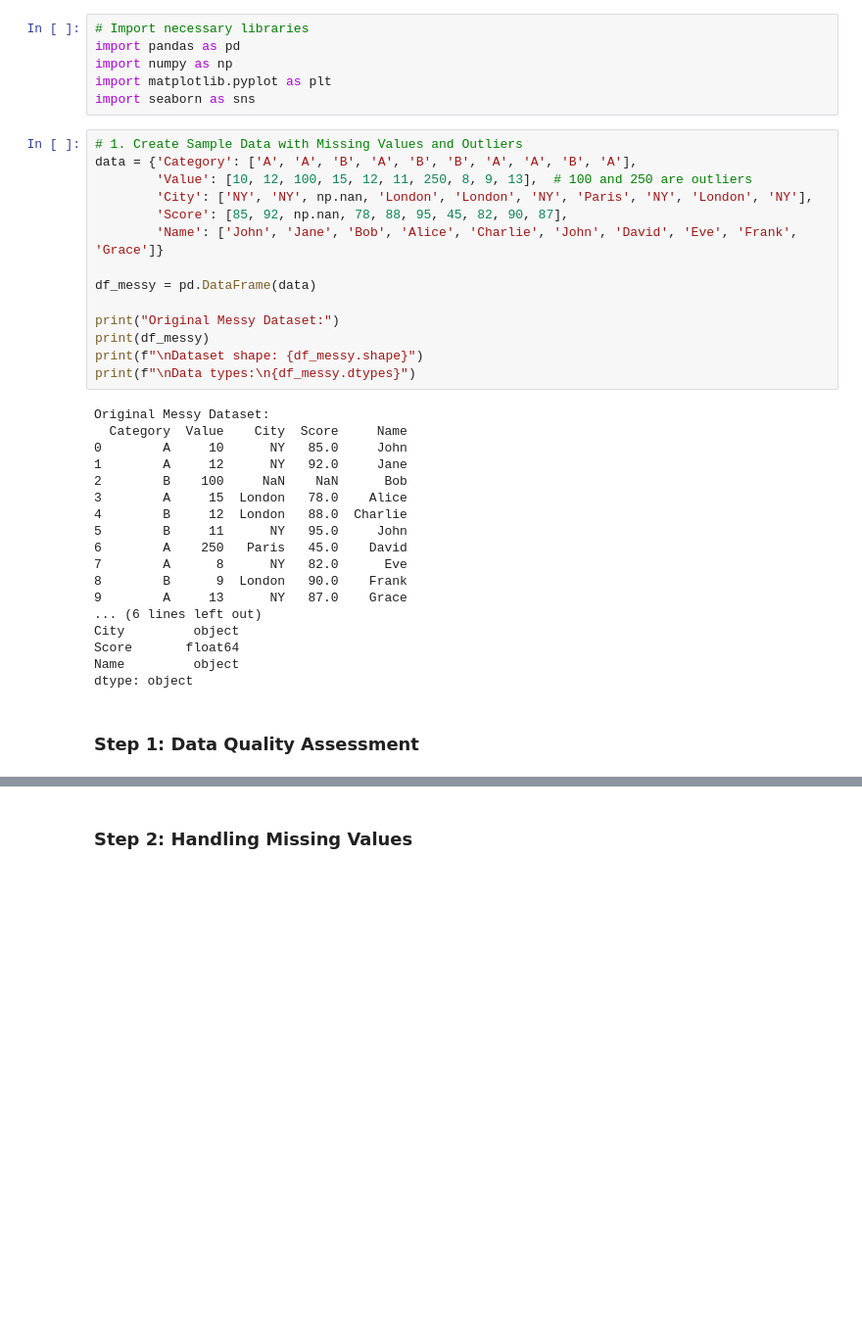
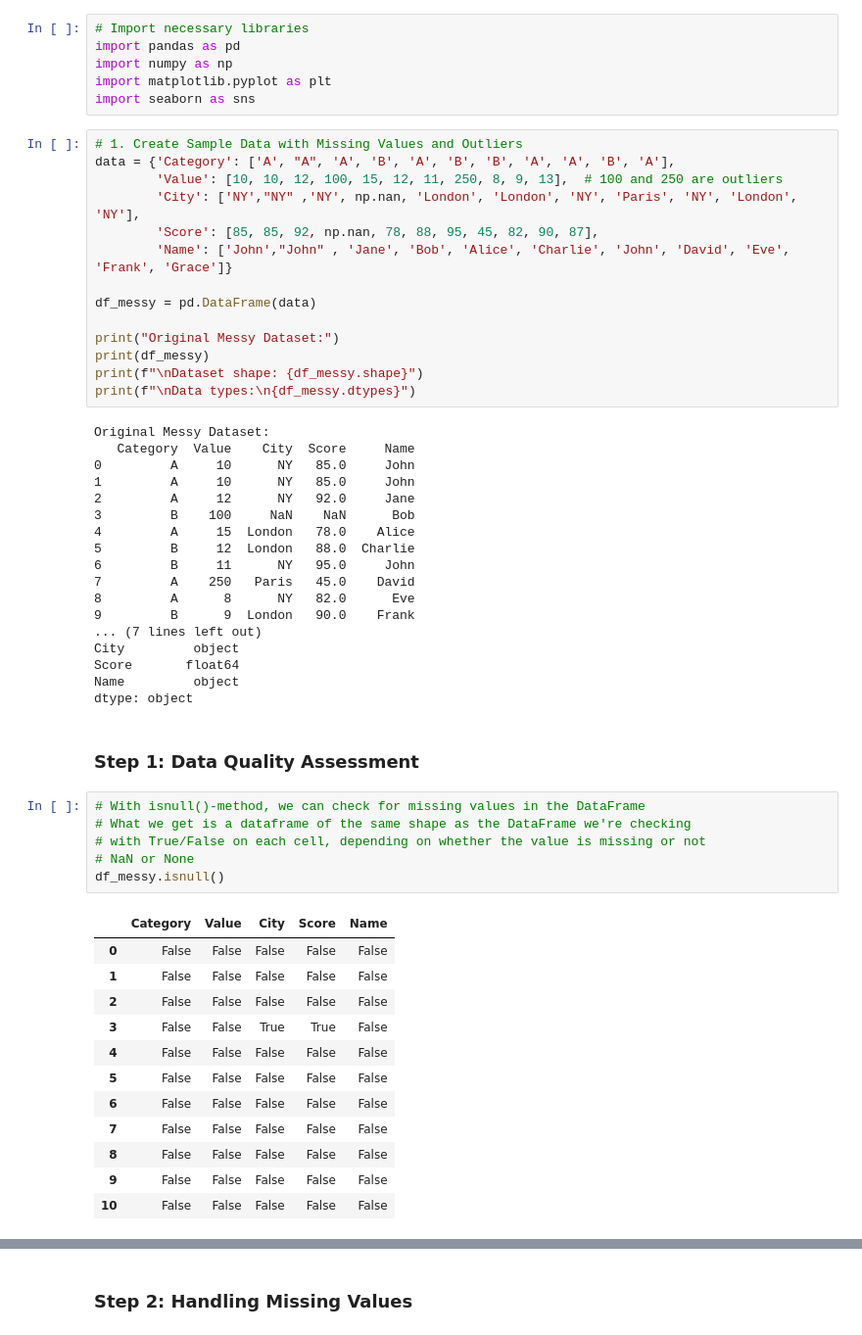
Before and after one commit to pythonp1rate/PyIntro_, a Jupyter notebook: PyIntro_Lessons/L16/L16_data_quality.ipynb, the cells around one changed output, grey strips where cells are left out. Shown at 98% size. Drawn from its saved outputs; the diff is of its cells as text; blank space fills up the shorter version.

```diff
--- a/PyIntro_Lessons/L16/L16_data_quality.ipynb
+++ b/PyIntro_Lessons/L16/L16_data_quality.ipynb
@@ -44,11 +44,11 @@ import matplotlib.pyplot as plt
 import seaborn as sns
 # %%
 # 1. Create Sample Data with Missing Values and Outliers
-data = {'Category': ['A', 'A', 'B', 'A', 'B', 'B', 'A', 'A', 'B', 'A'],
-        'Value': [10, 12, 100, 15, 12, 11, 250, 8, 9, 13],  # 100 and 250 are outliers
-        'City': ['NY', 'NY', np.nan, 'London', 'London', 'NY', 'Paris', 'NY', 'London', 'NY'],
-        'Score': [85, 92, np.nan, 78, 88, 95, 45, 82, 90, 87],
-        'Name': ['John', 'Jane', 'Bob', 'Alice', 'Charlie', 'John', 'David', 'Eve', 'Frank', 'Grace']}
+data = {'Category': ['A', "A", 'A', 'B', 'A', 'B', 'B', 'A', 'A', 'B', 'A'],
+        'Value': [10, 10, 12, 100, 15, 12, 11, 250, 8, 9, 13],  # 100 and 250 are outliers
+        'City': ['NY',"NY" ,'NY', np.nan, 'London', 'London', 'NY', 'Paris', 'NY', 'London', 'NY'],
+        'Score': [85, 85, 92, np.nan, 78, 88, 95, 45, 82, 90, 87],
+        'Name': ['John',"John" , 'Jane', 'Bob', 'Alice', 'Charlie', 'John', 'David', 'Eve', 'Frank', 'Grace']}
 
 df_messy = pd.DataFrame(data)
 
@@ -58,21 +58,40 @@ print(f"\nDataset shape: {df_messy.shape}")
 print(f"\nData types:\n{df_messy.dtypes}")
 # %% [output]
 Original Messy Dataset:
-  Category  Value    City  Score     Name
-0        A     10      NY   85.0     John
-1        A     12      NY   92.0     Jane
-2        B    100     NaN    NaN      Bob
-3        A     15  London   78.0    Alice
-4        B     12  London   88.0  Charlie
-5        B     11      NY   95.0     John
-6        A    250   Paris   45.0    David
-7        A      8      NY   82.0      Eve
-8        B      9  London   90.0    Frank
-9        A     13      NY   87.0    Grace
-... (6 lines left out)
+   Category  Value    City  Score     Name
+0         A     10      NY   85.0     John
+1         A     10      NY   85.0     John
+2         A     12      NY   92.0     Jane
+3         B    100     NaN    NaN      Bob
+4         A     15  London   78.0    Alice
+5         B     12  London   88.0  Charlie
+6         B     11      NY   95.0     John
+7         A    250   Paris   45.0    David
+8         A      8      NY   82.0      Eve
+9         B      9  London   90.0    Frank
+... (7 lines left out)
 City         object
 Score       float64
 Name         object
 dtype: object
 # %% [markdown]
 ### Step 1: Data Quality Assessment
+# %%
+# With isnull()-method, we can check for missing values in the DataFrame
+# What we get is a dataframe of the same shape as the DataFrame we're checking
+# with True/False on each cell, depending on whether the value is missing or not
+# NaN or None
+df_messy.isnull()
+# %% [output]
+|  | Category | Value | City | Score | Name |
+| 0 | False | False | False | False | False |
+| 1 | False | False | False | False | False |
+| 2 | False | False | False | False | False |
+| 3 | False | False | True | True | False |
+| 4 | False | False | False | False | False |
+| 5 | False | False | False | False | False |
+| 6 | False | False | False | False | False |
+| 7 | False | False | False | False | False |
+| 8 | False | False | False | False | False |
+| 9 | False | False | False | False | False |
+| 10 | False | False | False | False | False |
```
Also changed, not shown: parts of 23 cells of this notebook.
